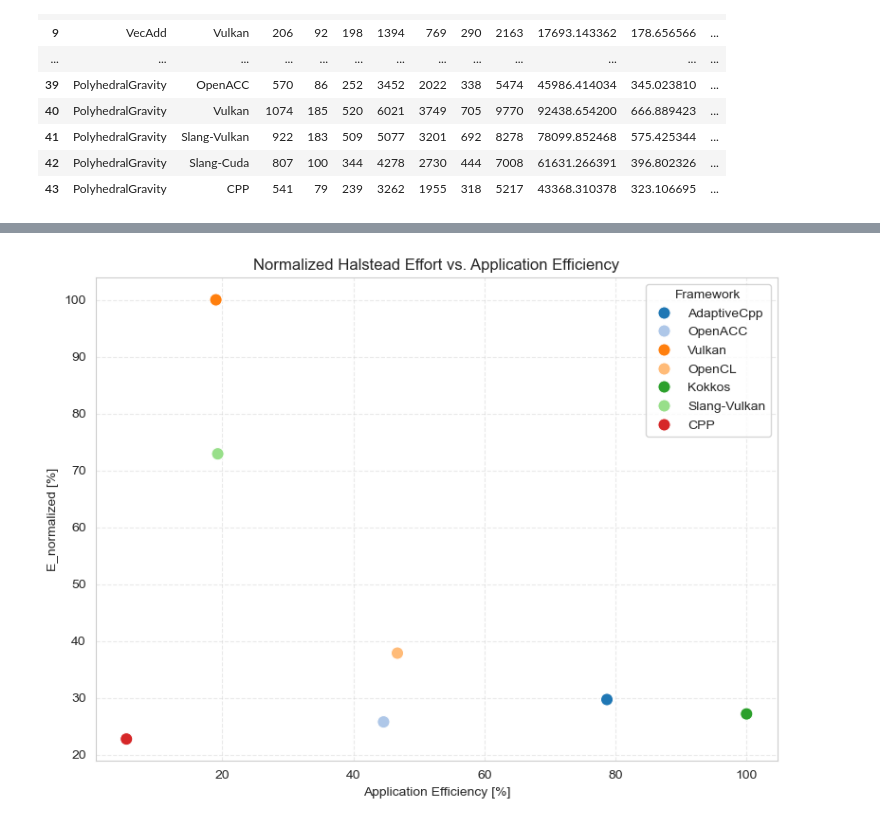
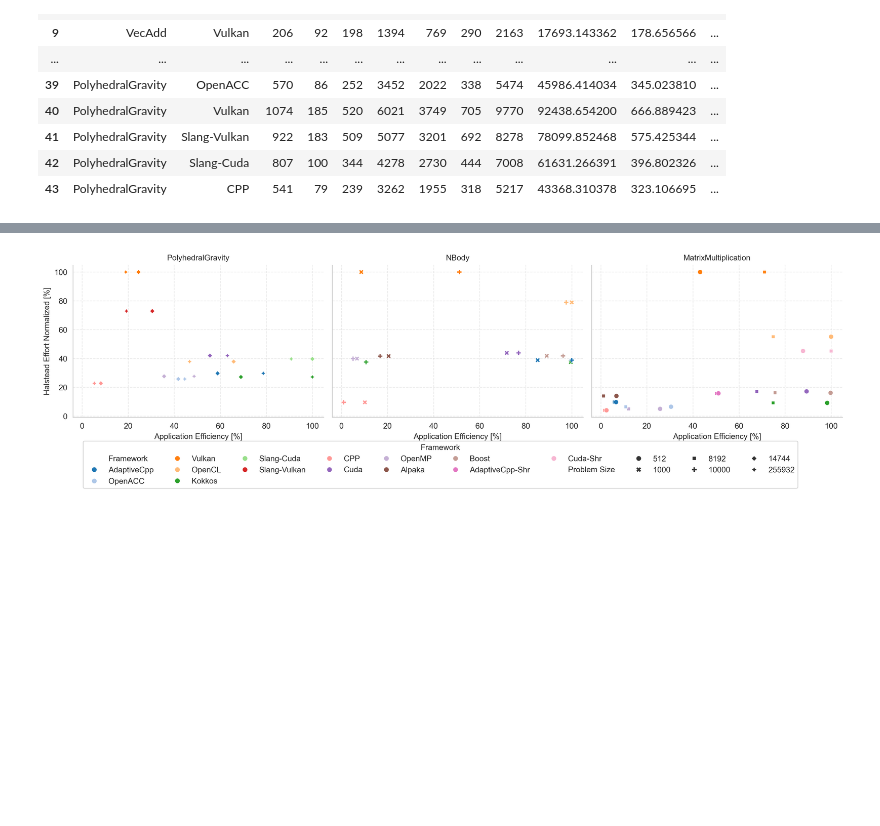
Before and after one commit to schuhmaj/performance-portability-benchmark, a Jupyter notebook: scripts/hpc-asia-2026.ipynb, the cells around one changed output, grey strips where cells are left out. Cells and saved outputs as stored; diff of their text form; code cells hidden in the pictures; blank space fills up the shorter version.

Commit message:
plot

```diff
--- a/scripts/hpc-asia-2026.ipynb
+++ b/scripts/hpc-asia-2026.ipynb
@@ -203,7 +136,7 @@ def filter_and_normalize(df: pd.DataFrame,
         out = out.loc[~out["Framework"].isin(excl)]
 
     # Drop columns not needed for the analysis if they exist
-    to_drop = ["Name", "Problem Size", "Position Update Time", "Velocity Update Time", "Force Update Time"]
+    to_drop = ["Name", "Problem Size"]
     existing_drop = [c for c in to_drop if c in out.columns]
     if existing_drop:
         out.drop(columns=existing_drop, inplace=True)
@@ -216,6 +149,6 @@ def filter_and_normalize(df: pd.DataFrame,
     # Halstead Effort normalized to max=100
     e_series = out["E"].astype(float)
     max_e = e_series.max()
-    out["E_normalized [%]"] = (e_series / max_e) * 100.0 if np.isfinite(max_e) and max_e != 0 else e_series
+    out["Halstead Effort Normalized [%]"] = (e_series / max_e) * 100.0 if np.isfinite(max_e) and max_e != 0 else e_series
 
     return out
@@ -265,18 +419,45 @@ plt.show()
 # %%
-df5 = filter_and_normalize(df_merged, "PolyhedralGravity", 255932, "Wall Clock Time")
+df_all = filter_and_concat(df_merged, [("PolyhedralGravity", 14744, "Wall Clock Time"),
+                                     ("PolyhedralGravity", 255932, "Wall Clock Time"),
+                                     ("NBody", 1000, "Wall Clock Time"),
+                                     ("NBody", 10000, "Wall Clock Time"),
+                                     ("MatrixMultiplication", 8192, "Kernel Time"),
+                                     ("MatrixMultiplication", 512, "Kernel Time"),
+                                     ], exclude="Cublas")
 
-plt.figure(figsize=(8, 6))
-ax = sns.scatterplot(
-    data=df5,
+g = sns.relplot(
+    data=df_all,
     x="Application Efficiency [%]",
-    y="E_normalized [%]",
+    y="Halstead Effort Normalized [%]",
     hue="Framework",
+    col="Name",
+    style="Problem Size",
     palette="tab20",
-    s=90
+    kind="scatter",
+    height=4,
+    aspect=1.2,
+    legend="brief"
 )
-ax.set_title("Normalized Halstead Effort vs. Application Efficiency")
-ax.grid(True, linestyle="--", alpha=0.4)
-plt.tight_layout()
+g.set_titles(col_template="{col_name}")
+g.set_axis_labels("Application Efficiency [%]", "Halstead Effort Normalized [%]")
+for ax in g.axes.flat:
+    ax.grid(True, linestyle="--", alpha=0.4)
+
+# Place legend below plots, horizontal and centered and further down
+leg = g._legend if hasattr(g, "_legend") and g._legend is not None else g.legend
+if leg is not None:
+    handles, labels = leg.legend_handles, [t.get_text() for t in leg.texts]
+    leg.remove()
+    g.fig.subplots_adjust(bottom=0.25)
+    g.fig.legend(
+        handles, labels,
+        title="Framework",
+        loc="lower center",
+        bbox_to_anchor=(0.45, -0.08),
+        ncol=10,
+        frameon=True
+    )
+g.fig.set_dpi(300)
 plt.show()
 # %% [output]
-[figure, old version]
+[figure, new version]
```
Also changed, not shown: parts of 15 cells of this notebook.
